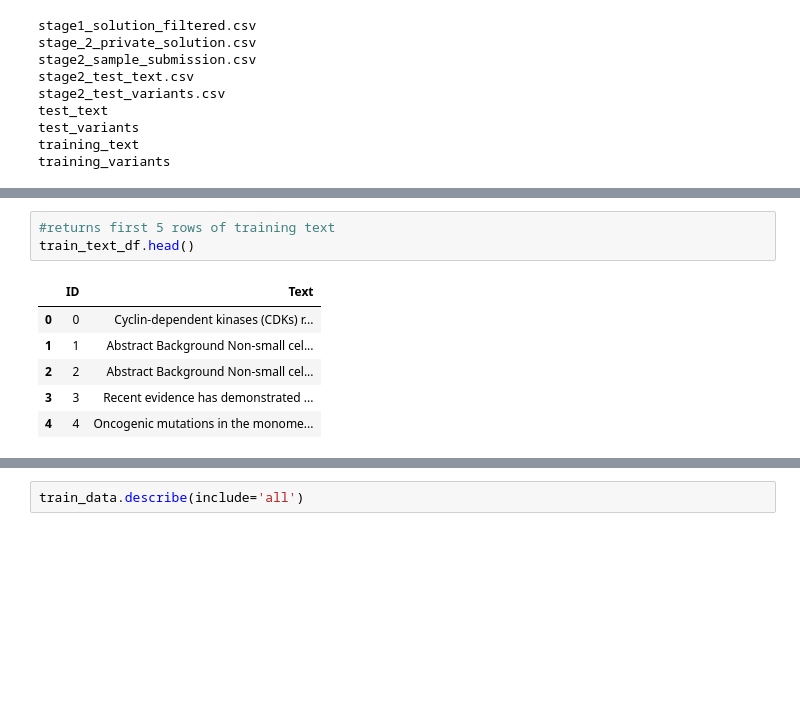
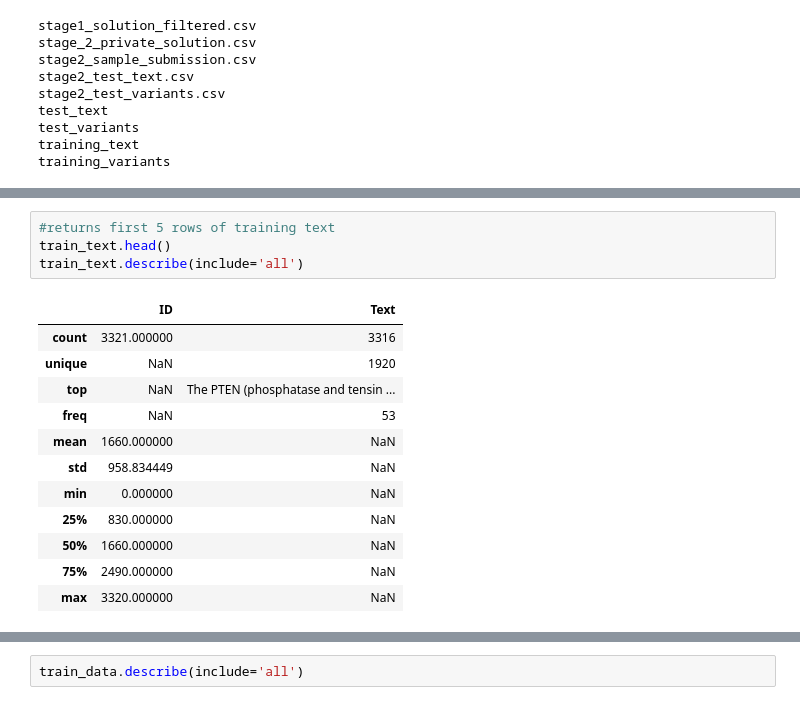
Before and after one commit to gita-vahdatinia/CancerAI, a Jupyter notebook: dataprocessing.ipynb, the cells around one changed output, grey strips where cells are left out. Drawn from its saved outputs; the diff is of its cells as text; blank space fills up the shorter version.

```diff
--- a/dataprocessing.ipynb
+++ b/dataprocessing.ipynb
@@ -61,13 +68,20 @@ train_var_df.head()
 # %%
 #returns first 5 rows of training text
-train_text_df.head()
+train_text.head()
+train_text.describe(include='all')
 # %% [output]
 |  | ID | Text |
-| 0 | 0 | Cyclin-dependent kinases (CDKs) r... |
-| 1 | 1 | Abstract Background Non-small cel... |
-| 2 | 2 | Abstract Background Non-small cel... |
-| 3 | 3 | Recent evidence has demonstrated ... |
-| 4 | 4 | Oncogenic mutations in the monome... |
+| count | 3321.000000 | 3316 |
+| unique | NaN | 1920 |
+| top | NaN | The PTEN (phosphatase and tensin ... |
+| freq | NaN | 53 |
+| mean | 1660.000000 | NaN |
+| std | 958.834449 | NaN |
+| min | 0.000000 | NaN |
+| 25% | 830.000000 | NaN |
+| 50% | 1660.000000 | NaN |
+| 75% | 2490.000000 | NaN |
+| max | 3320.000000 | NaN |
 # %%
 # train_data = pd.concat([train_var_df.set_index('ID'),
 #                         train_text_df.set_index('ID')],axis=1)
```
Also changed, not shown: parts of 31 cells of this notebook, 1 other file.
